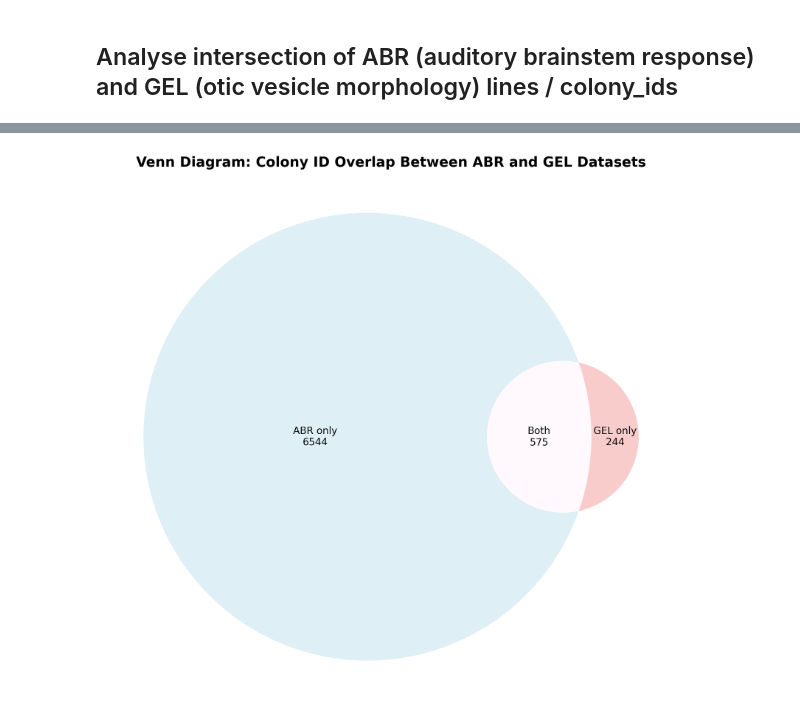
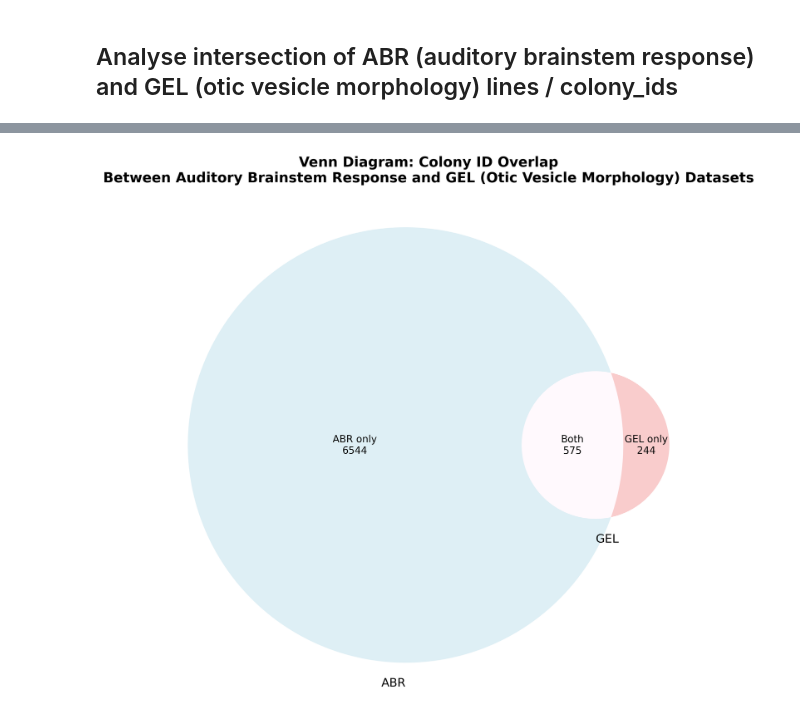
Before and after one commit to mpi2/impc_working_group_data, a Jupyter notebook: ucd/usher_syndrome.ipynb, the cells around one changed output, grey strips where cells are left out. Cells and saved outputs as stored; diff of their text form; code cells hidden in the pictures.

Commit message:
Revert "Calculate intersection for another type of data"

```diff
--- a/ucd/usher_syndrome.ipynb
+++ b/ucd/usher_syndrome.ipynb
@@ -213,3 +213,10 @@ def analyse_df(df, name):
             matching_rows = df_unique[df_unique['colony_id'] == colony_id]
             print(f"    Rows: {matching_rows.to_string()}")
     return df_unique.drop(columns=["allele_symbol", "marker_symbol"]).reset_index(drop=True)
+
+abr_filename = "output/auditory_brainstem_response_deduplicated.csv"
+gel_filename = "output/otic_vesicle_morphology_deduplicated.csv"
+abr_df = pd.read_csv(abr_filename)
+gel_df = pd.read_csv(gel_filename)
+abr_unique = analyse_df(abr_df, "ABR Data")
+gel_unique = analyse_df(gel_df, "GEL Data")
@@ -216,69 +235,36 @@ def analyse_df(df, name):
 # %%
-def compare_and_plot_venn(df_init1, df_init2, name1, name2, output_file=None):
-    """
-    Compare two DataFrames by their 'colony_id' column and plot a Venn diagram.
+# Get unique values from each dataframe.
+abr_markers = set(abr_unique['colony_id'].unique())
+gel_markers = set(gel_unique['colony_id'].unique())
 
-    Args:
-        df_init1 (pd.DataFrame): First dataframe.
-        df_init2 (pd.DataFrame): Second dataframe.
-        name1 (str): Label for the first dataset (e.g., 'ABR').
-        name2 (str): Label for the second dataset (e.g., 'GEL').
-        output_file (str, optional): File path to save the figure (e.g., 'output.png').
-    """
-    df1 = analyse_df(df_init1, f"{name1} Data")
-    df2 = analyse_df(df_init2, f"{name2} Data")
+# Calculate intersection and differences.
+intersection = abr_markers & gel_markers
+abr_only = abr_markers - gel_markers
+gel_only = gel_markers - abr_markers
 
-    # Get unique colony_id values from each dataframe
-    markers1 = set(df1['colony_id'].unique())
-    markers2 = set(df2['colony_id'].unique())
+# Print statistics.
+print(f"ABR unique lines: {len(abr_markers)}")
+print(f"GEL unique lines: {len(gel_markers)}")
+print(f"Intersection (both): {len(intersection)}")
+print(f"ABR only: {len(abr_only)}")
+print(f"GEL only: {len(gel_only)}")
 
-    # Calculate intersections and differences
-    intersection = markers1 & markers2
-    only1 = markers1 - markers2
-    only2 = markers2 - markers1
+# Create Venn diagram
+plt.figure(figsize=(12, 8), dpi=300)
+venn = venn2([abr_markers, gel_markers],
+             set_labels=('ABR', 'GEL'),
+             set_colors=('lightblue', 'lightcoral'))
 
-    # Print statistics
-    print(f"\n{name1} unique lines: {len(markers1)}")
-    print(f"{name2} unique lines: {len(markers2)}")
-    print(f"Intersection (both): {len(intersection)}")
-    print(f"{name1} only: {len(only1)}")
-    print(f"{name2} only: {len(only2)}")
+# Add counts to the diagram
+if venn.get_label_by_id('10'):
+    venn.get_label_by_id('10').set_text(f'ABR only\n{len(abr_only)}')
+if venn.get_label_by_id('01'):
+    venn.get_label_by_id('01').set_text(f'GEL only\n{len(gel_only)}')
+if venn.get_label_by_id('11'):
+    venn.get_label_by_id('11').set_text(f'Both\n{len(intersection)}')
 
-    # Create Venn diagram
-    plt.figure(figsize=(12, 8), dpi=300)
-    venn = venn2([markers1, markers2],
-                 set_labels=('', ''),
-                 set_colors=('lightblue', 'lightcoral'))
-
-    # Add counts to the diagram
-    if venn.get_label_by_id('10'):
-        venn.get_label_by_id('10').set_text(f'{name1} only\n{len(only1)}')
-    if venn.get_label_by_id('01'):
-        venn.get_label_by_id('01').set_text(f'{name2} only\n{len(only2)}')
-    if venn.get_label_by_id('11'):
-        venn.get_label_by_id('11').set_text(f'Both\n{len(intersection)}')
-
-    # Title and layout
-    plt.title(f"Venn Diagram: Colony ID Overlap Between {name1} and {name2} Datasets", fontsize=14, fontweight='bold')
-    plt.tight_layout()
-
-    # Save to file if specified
-    if output_file:
-        plt.savefig(output_file)
-        print(f"Venn diagram saved to: {output_file}")
-
-    plt.show()
-
-abr_filename = "output/auditory_brainstem_response_deduplicated.csv"
-gel_filename = "output/otic_vesicle_morphology_deduplicated.csv"
-abr_df = pd.read_csv(abr_filename)
-gel_df = pd.read_csv(gel_filename)
-
-compare_and_plot_venn(
-    abr_df,
-    gel_df,
-    name1="ABR",
-    name2="GEL",
-    output_file="output/abr_gel_venn_diagram.png"
-)
+plt.title('Venn Diagram: Colony ID Overlap\nBetween Auditory Brainstem Response and GEL (Otic Vesicle Morphology) Datasets',
+          fontsize=14, fontweight='bold')
+plt.tight_layout()
+plt.show()
 # %% [output]
@@ -303 +276 @@ Venn diagram saved to: output/abr_gel_venn_diagram.png
-[figure, old version]
+[figure, new version]
```
Also changed, not shown: parts of 3 cells of this notebook.
